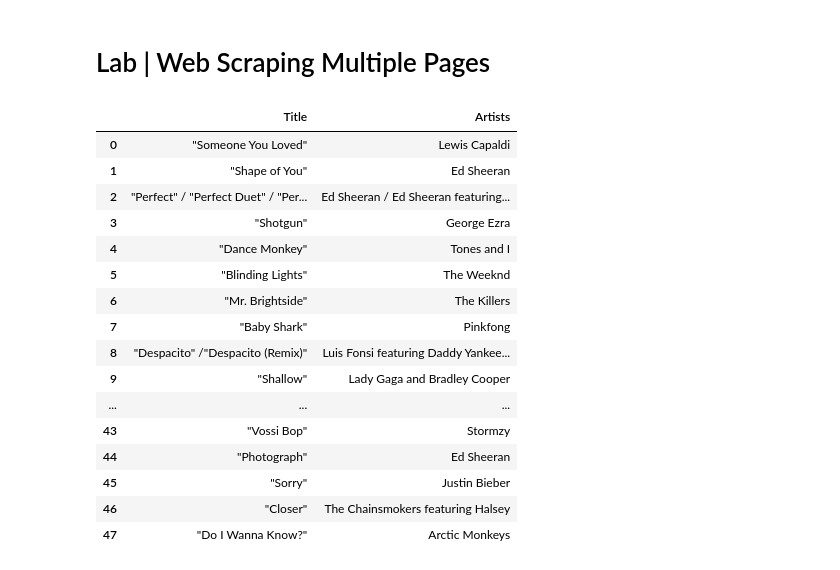
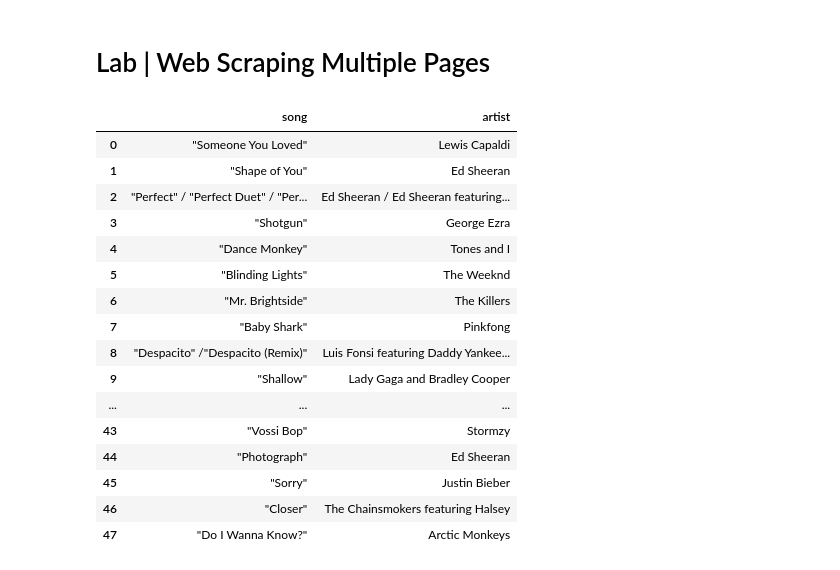
Before and after one commit to Jessica-DA23/lab-web-scraping-single-page, a Jupyter notebook: Lab 1.ipynb, the cells around one changed output. Saved outputs shown, nothing was run; the diff lists cells and outputs as text; code cells hidden in the pictures.

```diff
--- a/Lab 1.ipynb
+++ b/Lab 1.ipynb
@@ -96,20 +97,20 @@ table = soup.find('table', class_='wikitable')
 # %%
 songs = []
 uk_artists = []
 row_count = 0
 for row in table.find_all('tr')[1:]:
     columns = row.find_all(['td','th'])
     songs.append(columns[1].text.strip())
     uk_artists.append(columns[2].text.strip())
 
     row_count+=1
     if row_count >= 48 :
         break
 
-uk_songs = pd.DataFrame({'Title':songs, 'Artists':uk_artists})
+uk_songs = pd.DataFrame({'song':songs, 'artist':uk_artists})
 uk_songs
 # %% [output]
-|  | Title | Artists |
+|  | song | artist |
 | 0 | "Someone You Loved" | Lewis Capaldi |
 | 1 | "Shape of You" | Ed Sheeran |
 | 2 | "Perfect" / "Perfect Duet" / "Per... | Ed Sheeran / Ed Sheeran featuring... |
```
Also changed, not shown: parts of 7 cells of this notebook, 4 other files.
